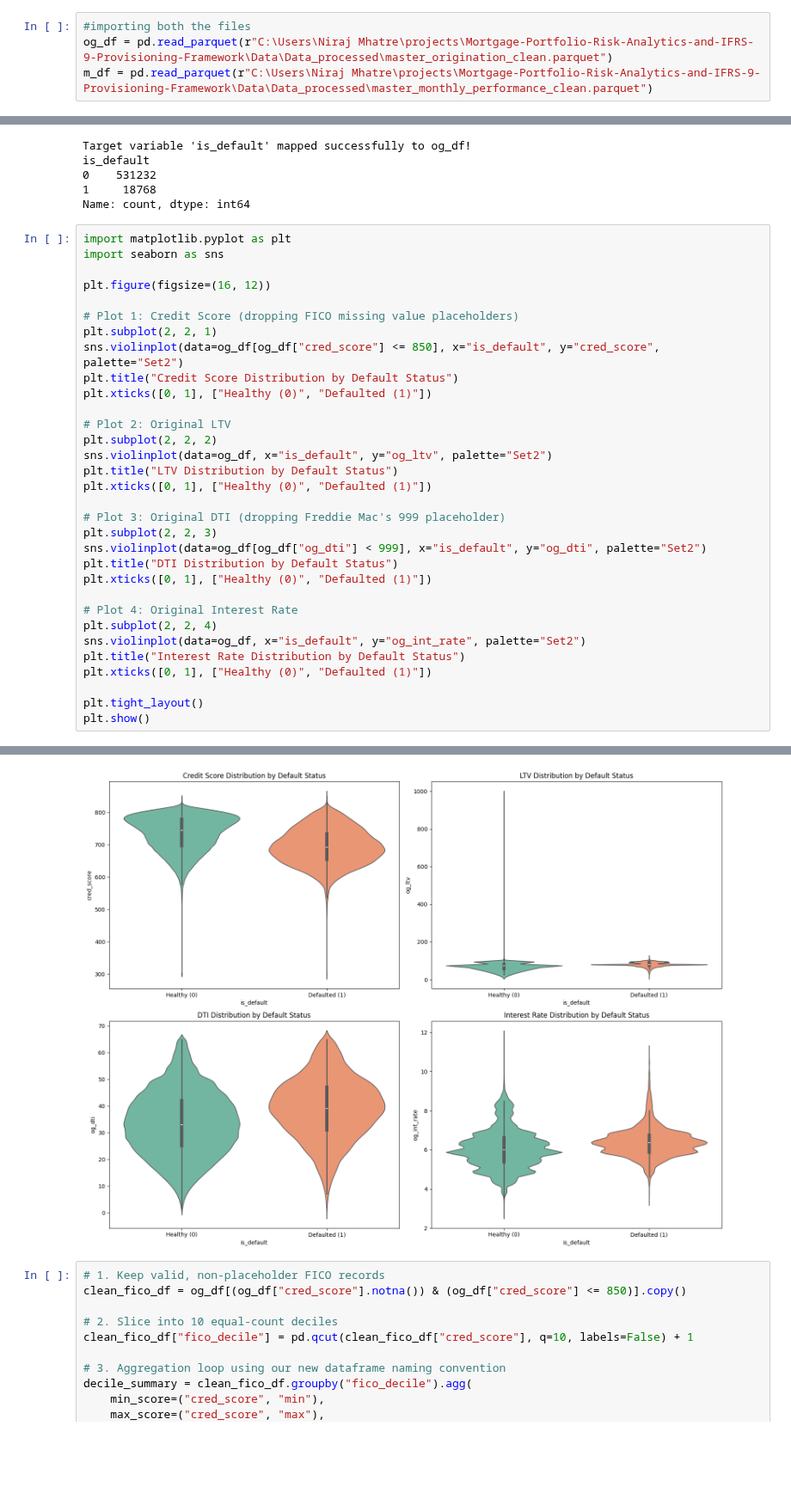
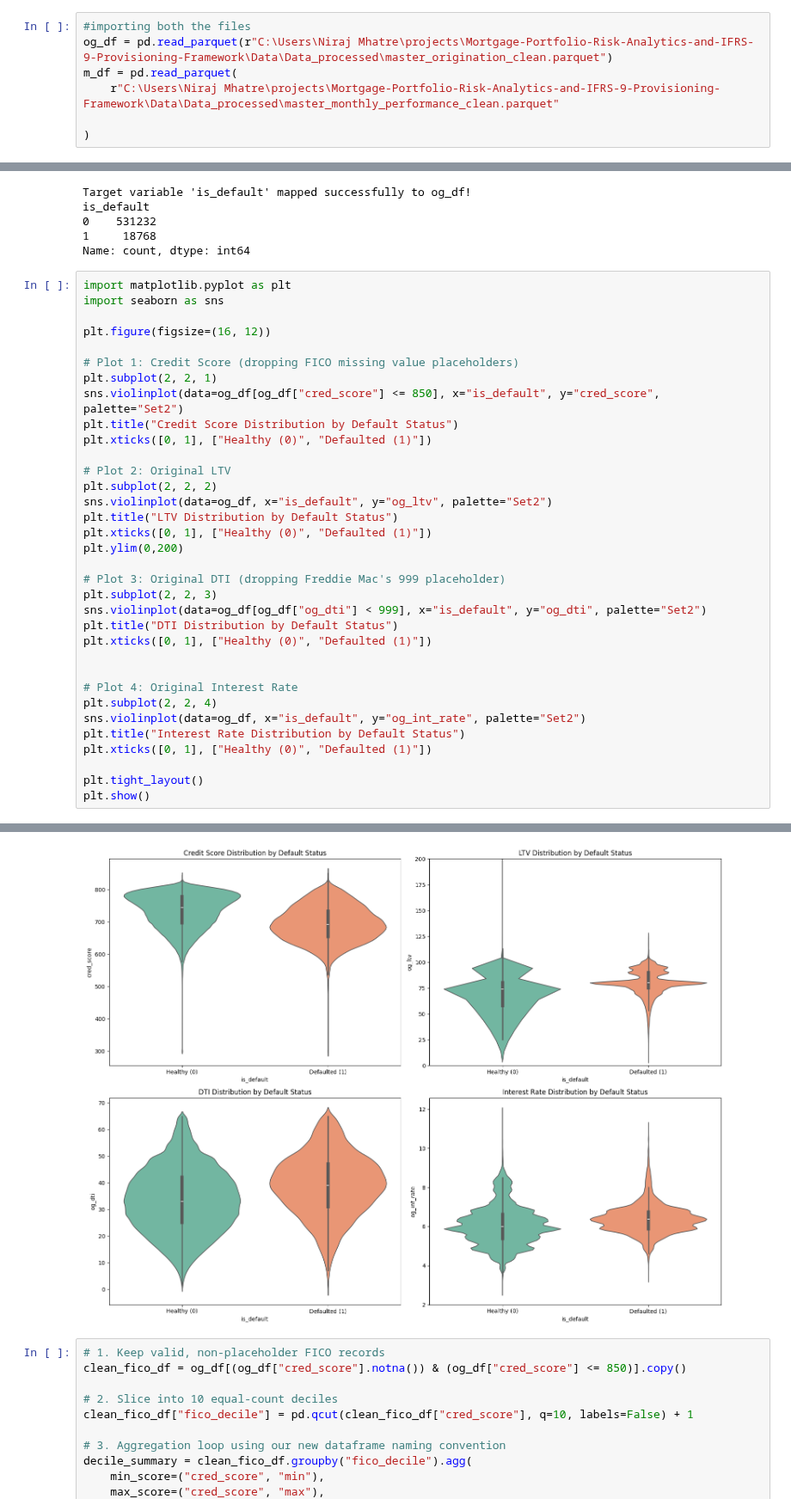
Before and after one commit to Niraj-Mhatre2003/Home_loan-Risk-Analytics, a Jupyter notebook: notebooks/02_EDA.ipynb, the cells around one changed output, grey strips where cells are left out. Shown at 86% size. Saved outputs shown, nothing was run; the diff lists cells and outputs as text; blank space fills up the shorter version.

```diff
--- a/notebooks/02_EDA.ipynb
+++ b/notebooks/02_EDA.ipynb
@@ -15,7 +15,10 @@ import seaborn as sns
 # %%
 #importing both the files
 og_df = pd.read_parquet(r"C:\Users\Niraj Mhatre\projects\Mortgage-Portfolio-Risk-Analytics-and-IFRS-9-Provisioning-Framework\Data\Data_processed\master_origination_clean.parquet")
-m_df = pd.read_parquet(r"C:\Users\Niraj Mhatre\projects\Mortgage-Portfolio-Risk-Analytics-and-IFRS-9-Provisioning-Framework\Data\Data_processed\master_monthly_performance_clean.parquet")
+m_df = pd.read_parquet(
+    r"C:\Users\Niraj Mhatre\projects\Mortgage-Portfolio-Risk-Analytics-and-IFRS-9-Provisioning-Framework\Data\Data_processed\master_monthly_performance_clean.parquet"
+
+)
 # %%
 og_df.head()
 # %% [output]
@@ -817,38 +865,40 @@ plt.subplot(2, 2, 2)
 sns.violinplot(data=og_df, x="is_default", y="og_ltv", palette="Set2")
 plt.title("LTV Distribution by Default Status")
 plt.xticks([0, 1], ["Healthy (0)", "Defaulted (1)"])
+plt.ylim(0,200)
 
 # Plot 3: Original DTI (dropping Freddie Mac's 999 placeholder)
 plt.subplot(2, 2, 3)
 sns.violinplot(data=og_df[og_df["og_dti"] < 999], x="is_default", y="og_dti", palette="Set2")
 plt.title("DTI Distribution by Default Status")
 plt.xticks([0, 1], ["Healthy (0)", "Defaulted (1)"])
+
 
 # Plot 4: Original Interest Rate
 plt.subplot(2, 2, 4)
 sns.violinplot(data=og_df, x="is_default", y="og_int_rate", palette="Set2")
 plt.title("Interest Rate Distribution by Default Status")
 plt.xticks([0, 1], ["Healthy (0)", "Defaulted (1)"])
 
 plt.tight_layout()
 plt.show()
 # %% [output]
 Passing `palette` without assigning `hue` is deprecated and will be removed in v0.14.0. Assign the `x` variable to `hue` and set `legend=False` for the same effect.
 
   sns.violinplot(data=og_df[og_df["cred_score"] <= 850], x="is_default", y="cred_score", palette="Set2")
 
 Passing `palette` without assigning `hue` is deprecated and will be removed in v0.14.0. Assign the `x` variable to `hue` and set `legend=False` for the same effect.
 
   sns.violinplot(data=og_df, x="is_default", y="og_ltv", palette="Set2")
 
 Passing `palette` without assigning `hue` is deprecated and will be removed in v0.14.0. Assign the `x` variable to `hue` and set `legend=False` for the same effect.
 
   sns.violinplot(data=og_df[og_df["og_dti"] < 999], x="is_default", y="og_dti", palette="Set2")
 
 Passing `palette` without assigning `hue` is deprecated and will be removed in v0.14.0. Assign the `x` variable to `hue` and set `legend=False` for the same effect.
 
   sns.violinplot(data=og_df, x="is_default", y="og_int_rate", palette="Set2")
-[figure, old version]
+[figure, new version]
 # %%
 # 1. Keep valid, non-placeholder FICO records
 clean_fico_df = og_df[(og_df["cred_score"].notna()) & (og_df["cred_score"] <= 850)].copy()
```
Also changed, not shown: parts of 10 cells of this notebook, 2 other files.
